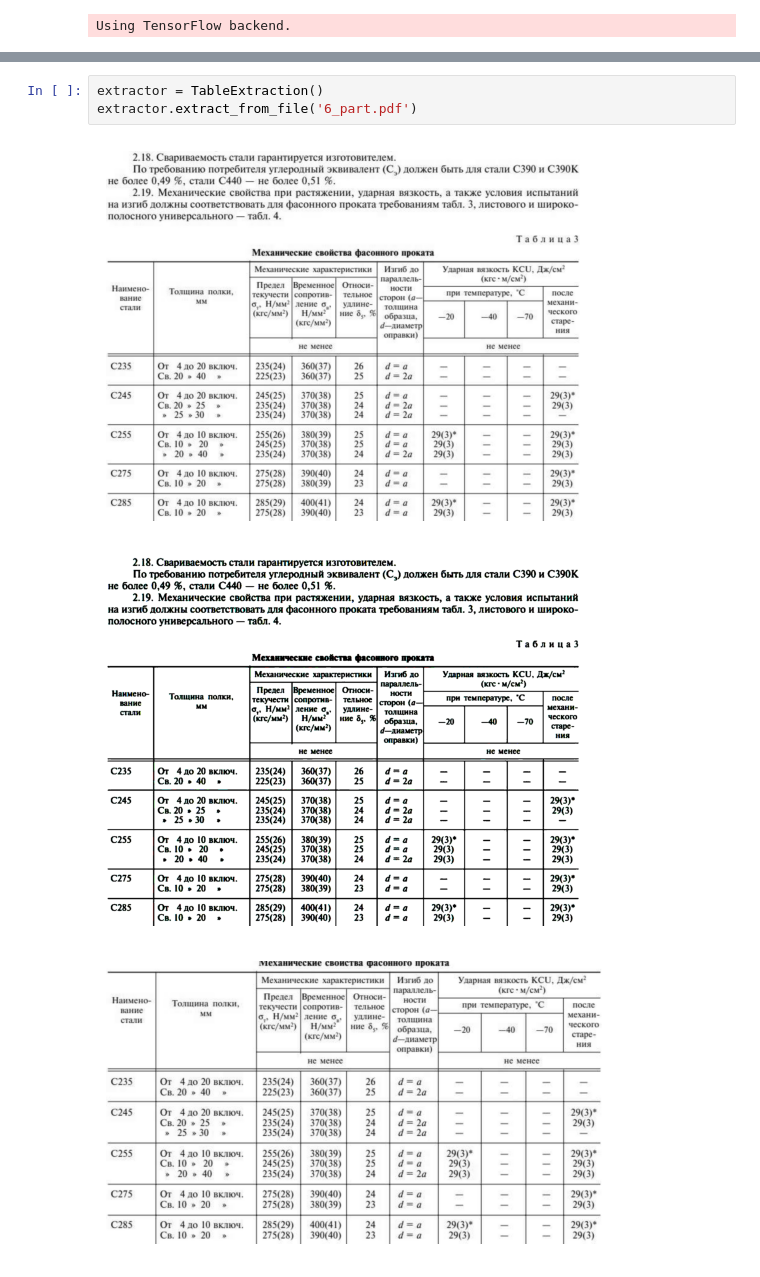
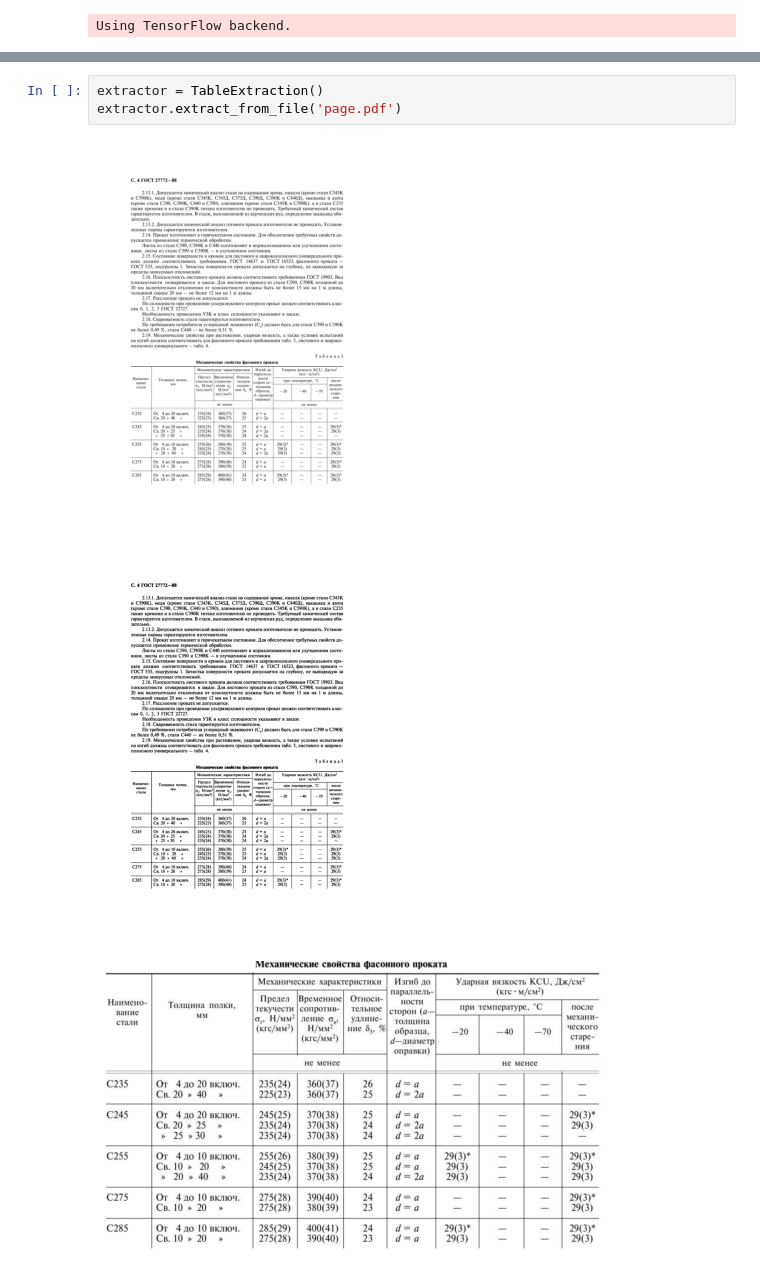
Before and after one commit to DikovAlexandr/TableExtraction, a Jupyter notebook: TableExtraction/TableExtraction.ipynb, the cells around one changed output, grey strips where cells are left out. Cells and saved outputs as stored; diff of their text form.

```diff
--- a/TableExtraction/TableExtraction.ipynb
+++ b/TableExtraction/TableExtraction.ipynb
@@ -799,7 +801,7 @@ class TableExtraction:
 # %%
 extractor = TableExtraction()
-extractor.extract_from_file('6_part.pdf')
+extractor.extract_from_file('page.pdf')
 # %% [output]
-[figure, old version]
+[figure, new version]
-[figure, old version]
+[figure, new version]
-[figure, old version]
+[figure, new version]
```
Also changed, not shown: parts of 2 cells of this notebook, 33 other files.
